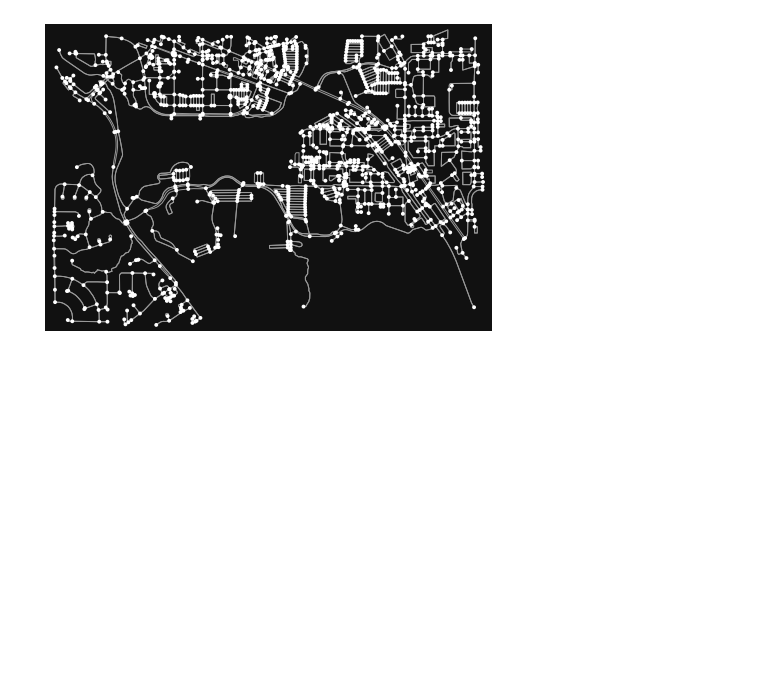
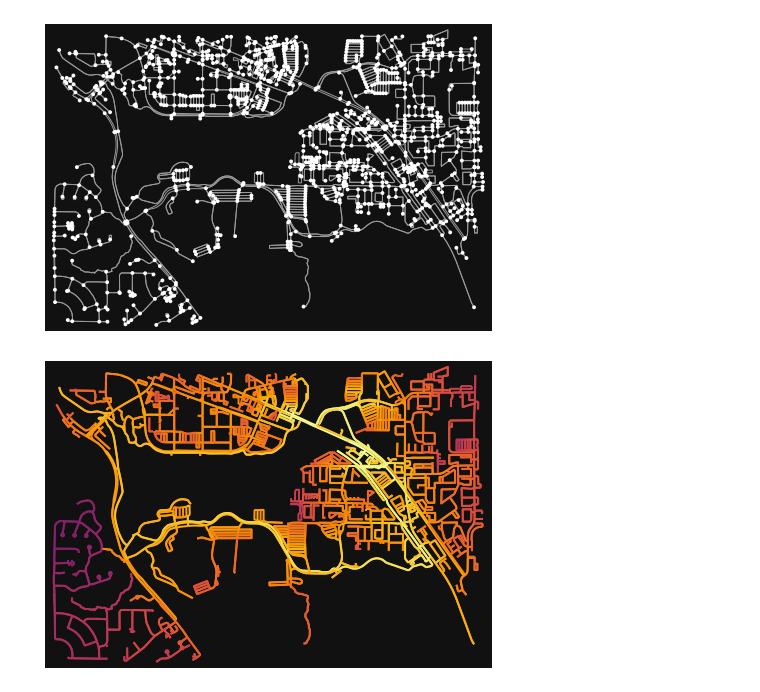
Before and after one commit to tsmcgrath/OSMUtils, a Jupyter notebook: OSMnxtest1.ipynb, the cells around one changed output. Saved outputs shown, nothing was run; the diff lists cells and outputs as text; code cells hidden in the pictures; blank space fills up the shorter version.

```diff
--- a/OSMnxtest1.ipynb
+++ b/OSMnxtest1.ipynb
@@ -47,0 +52,10 @@ fig, ax = ox.plot_graph(G)
+# %%
+# impute missing edge speeds then calculate edge travel times
+G = ox.add_edge_speeds(G)
+G = ox.add_edge_travel_times(G)
+# %%
+# color edges in original graph with closeness centralities from line graph
+ec = ox.plot.get_edge_colors_by_attr(G, 'edge_centrality', cmap='inferno')
+fig, ax = ox.plot_graph(G, edge_color=ec, edge_linewidth=2, node_size=0)
+# %% [output]
+[figure, added]
```
Also changed, not shown: parts of 4 cells of this notebook, 1 other file.
